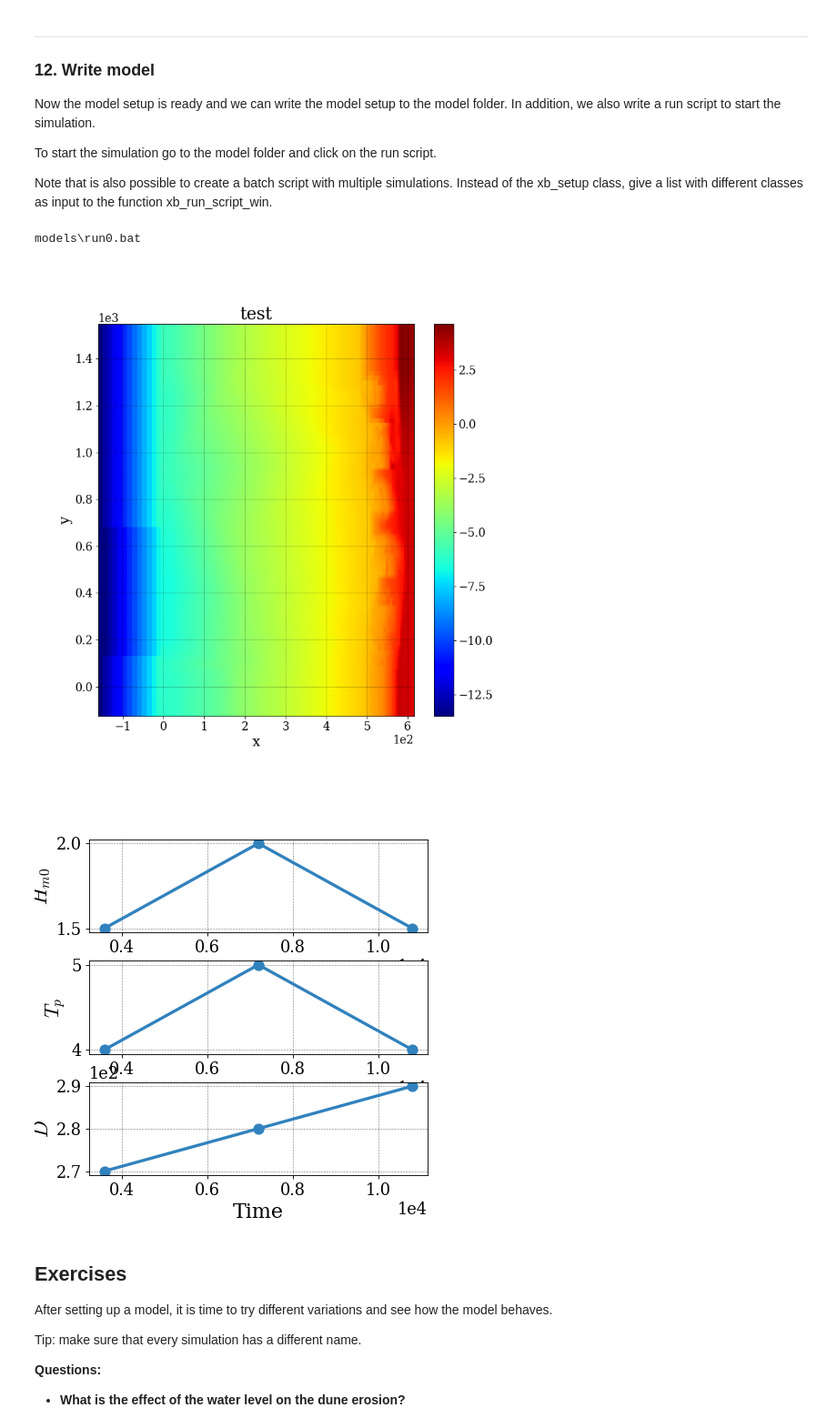
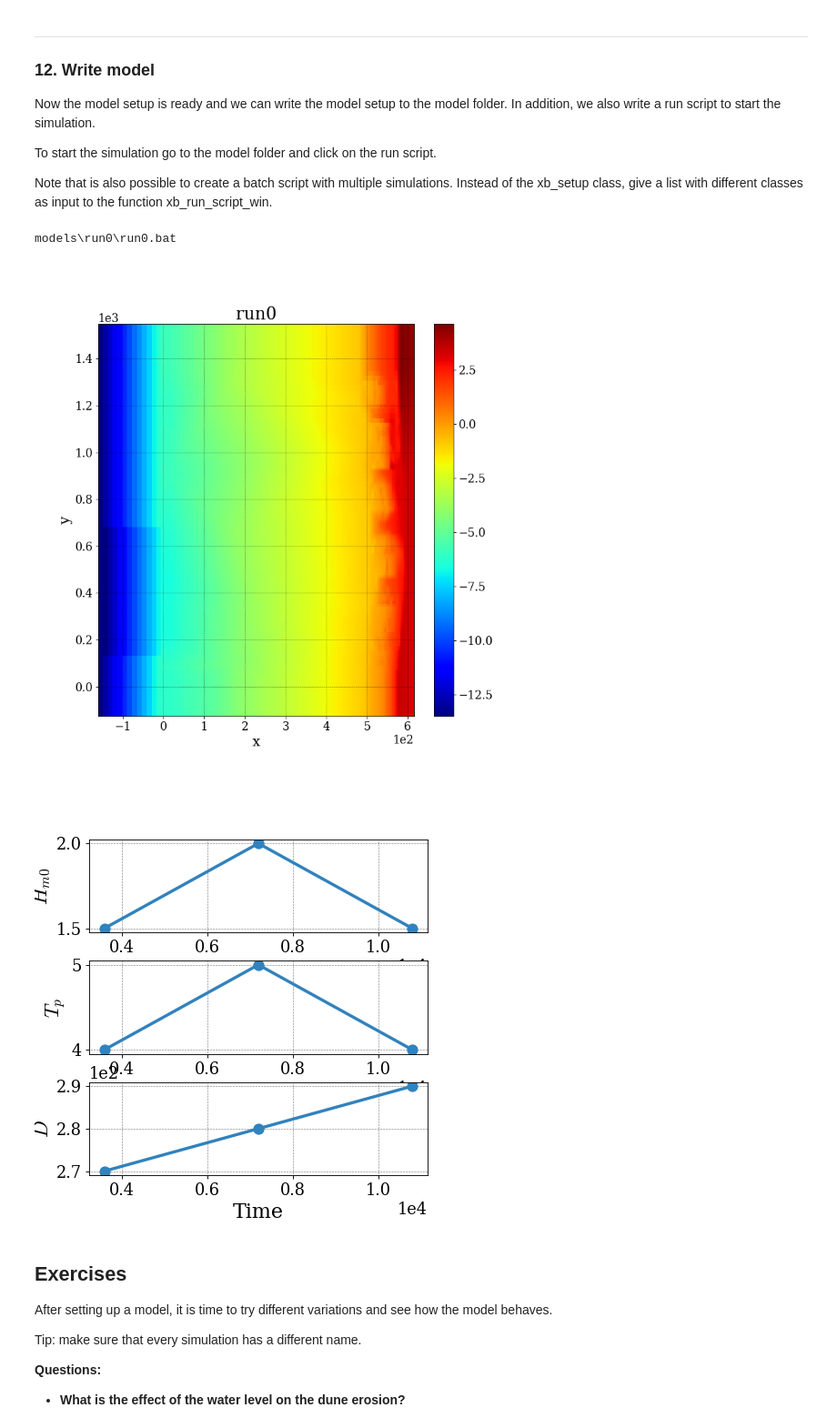
Before and after one commit to Seth-McKilla/CoastalEngineering, a Jupyter notebook: projects/BoscombeBeach/BasicCourse.ipynb, the cells around one changed output. Shown: that part at 91% size. Drawn from its saved outputs; the diff is of its cells as text; code cells hidden in the pictures.

```diff
--- a/projects/BoscombeBeach/BasicCourse.ipynb
+++ b/projects/BoscombeBeach/BasicCourse.ipynb
@@ -61,7 +61,7 @@ from xbTools import xgrid, ygrid, seaward_extend, XBeachModelSetup, offshore_dep
 Specify the name of your model and set the path of the simulation. In addition set the wave conditions.
 # %%
 path_sim = os.path.join('models')
-simName  = 'test' #REPLACE BY ...
+simName  = 'run0'
 
 Hm0 = 3
 Tp = 15
@@ -280,13 +280,13 @@ Note that is also possible to create a batch script with multiple simulations. I
 # %%
 model_path = os.path.join(path_sim,simName)
 if not os.path.exists(model_path):
     os.mkdir(model_path)
 xb_setup.write_model(model_path)
 
-xb_run_script_win(xb_setup, N=1, maindir=path_sim, xbeach_exe='..\\..\\lib\\xbeach\\xbeach.exe')
+xb_run_script_win(xb_setup, N=1, maindir=model_path, xbeach_exe='..\\..\\..\\lib\\xbeach\\xbeach.exe')
 # %% [output]
-models\run0.bat
+models\run0\run0.bat
-[figure, old version]
+[figure, new version]
 [figure]
 # %% [markdown]
 ## Exercises
```
Also changed, not shown: parts of 1 cell of this notebook, 30 other files.
